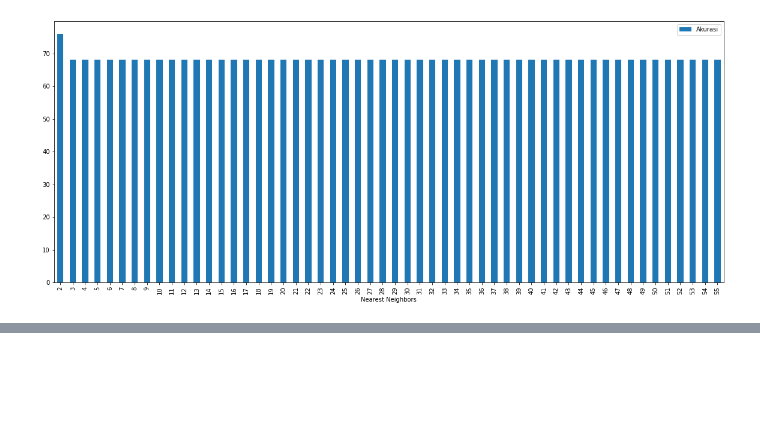
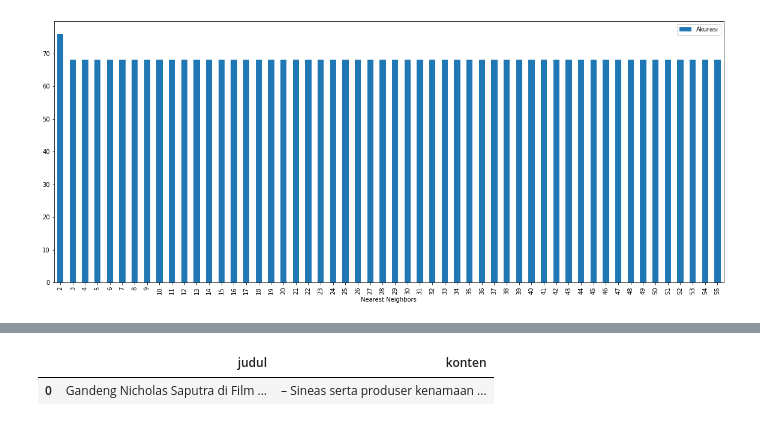
Before and after one commit to smilesense/Web-Mining, a Jupyter notebook: _sources/notebooks.ipynb, the cells around one changed output, grey strips where cells are left out. Cells and saved outputs as stored; diff of their text form; code cells hidden in the pictures; blank space fills up the shorter version.

```diff
--- a/_sources/notebooks.ipynb
+++ b/_sources/notebooks.ipynb
@@ -597,0 +747,11 @@ dfprediksi
+# %%
+import pandas as pd
+pd.options.mode.chained_assignment = None
+pd.options.display.max_colwidth = None
+pd.options.display.max_columns = None
+pd.options.display.max_rows = None
+df_scrape = pd.read_json('hasil.json')
+df_scrape
+# %% [output]
+|  | judul | konten |
+| 0 | Gandeng Nicholas Saputra di Film ... | – Sineas serta produser kenamaan ... |
```
Also changed, not shown: parts of 73 cells of this notebook, 11 other files.
